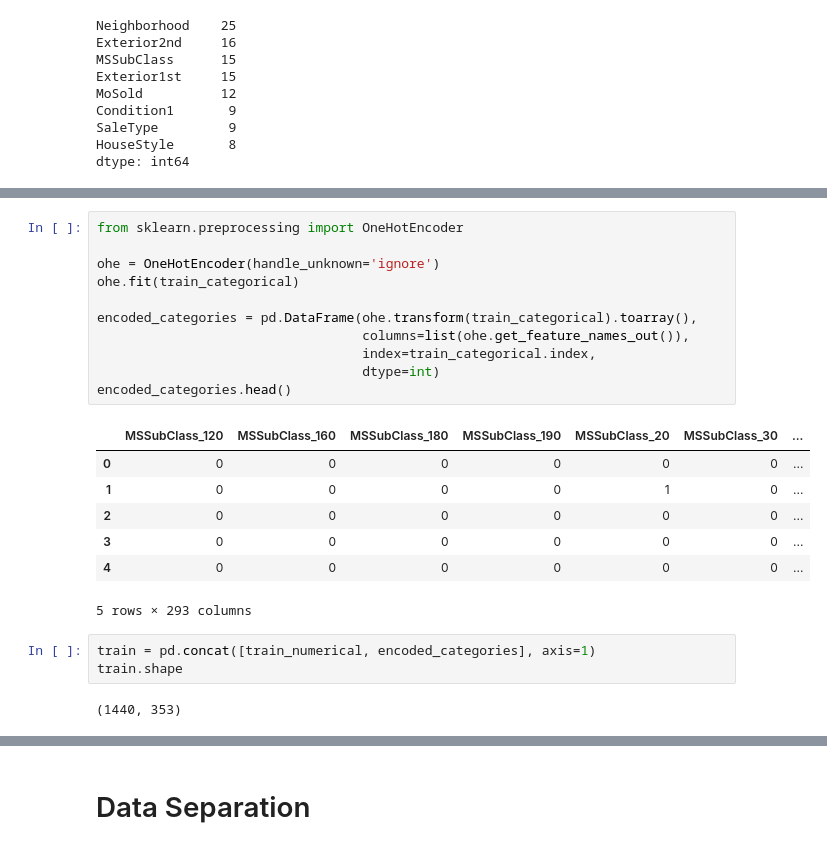
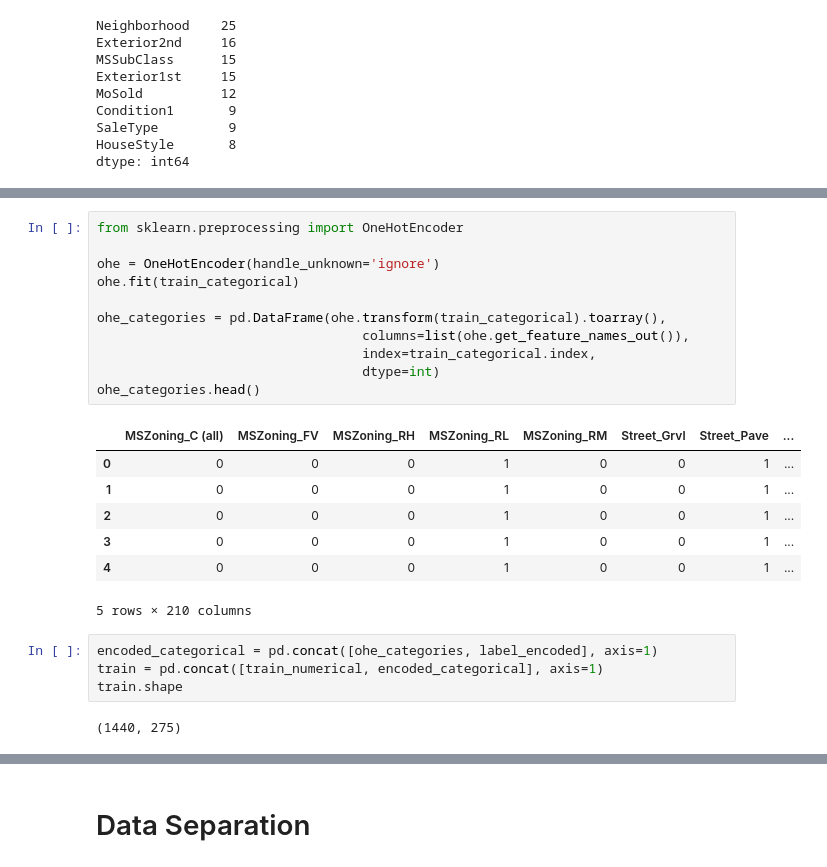
Before and after one commit to Nik-Kras/Kaggle_House_Prising, a Jupyter notebook: Basemodel_8.ipynb, the cells around one changed output, grey strips where cells are left out. Drawn from its saved outputs; the diff is of its cells as text.

```diff
--- a/Basemodel_8.ipynb
+++ b/Basemodel_8.ipynb
@@ -368,27 +381,28 @@ raise ValueError("asd")
 # %%
 from sklearn.preprocessing import OneHotEncoder
 
 ohe = OneHotEncoder(handle_unknown='ignore')
 ohe.fit(train_categorical)
 
-encoded_categories = pd.DataFrame(ohe.transform(train_categorical).toarray(),
+ohe_categories = pd.DataFrame(ohe.transform(train_categorical).toarray(),
                                   columns=list(ohe.get_feature_names_out()),
                                   index=train_categorical.index,
                                   dtype=int)
-encoded_categories.head()
+ohe_categories.head()
 # %% [output]
-|  | MSSubClass_120 | MSSubClass_160 | MSSubClass_180 | MSSubClass_190 | MSSubClass_20 | MSSubClass_30 | ... |
-| 0 | 0 | 0 | 0 | 0 | 0 | 0 | ... |
-| 1 | 0 | 0 | 0 | 0 | 1 | 0 | ... |
-| 2 | 0 | 0 | 0 | 0 | 0 | 0 | ... |
-| 3 | 0 | 0 | 0 | 0 | 0 | 0 | ... |
-| 4 | 0 | 0 | 0 | 0 | 0 | 0 | ... |
+|  | MSZoning_C (all) | MSZoning_FV | MSZoning_RH | MSZoning_RL | MSZoning_RM | Street_Grvl | Street_Pave | ... |
+| 0 | 0 | 0 | 0 | 1 | 0 | 0 | 1 | ... |
+| 1 | 0 | 0 | 0 | 1 | 0 | 0 | 1 | ... |
+| 2 | 0 | 0 | 0 | 1 | 0 | 0 | 1 | ... |
+| 3 | 0 | 0 | 0 | 1 | 0 | 0 | 1 | ... |
+| 4 | 0 | 0 | 0 | 1 | 0 | 0 | 1 | ... |
-5 rows × 293 columns
+5 rows × 210 columns
 # %%
-train = pd.concat([train_numerical, encoded_categories], axis=1)
+encoded_categorical = pd.concat([ohe_categories, label_encoded], axis=1)
+train = pd.concat([train_numerical, encoded_categorical], axis=1)
 train.shape
 # %% [output]
-(1440, 353)
+(1440, 275)
 # %%
 train.head()
 # %% [output]
```
Also changed, not shown: parts of 16 cells of this notebook, 2 other files.
